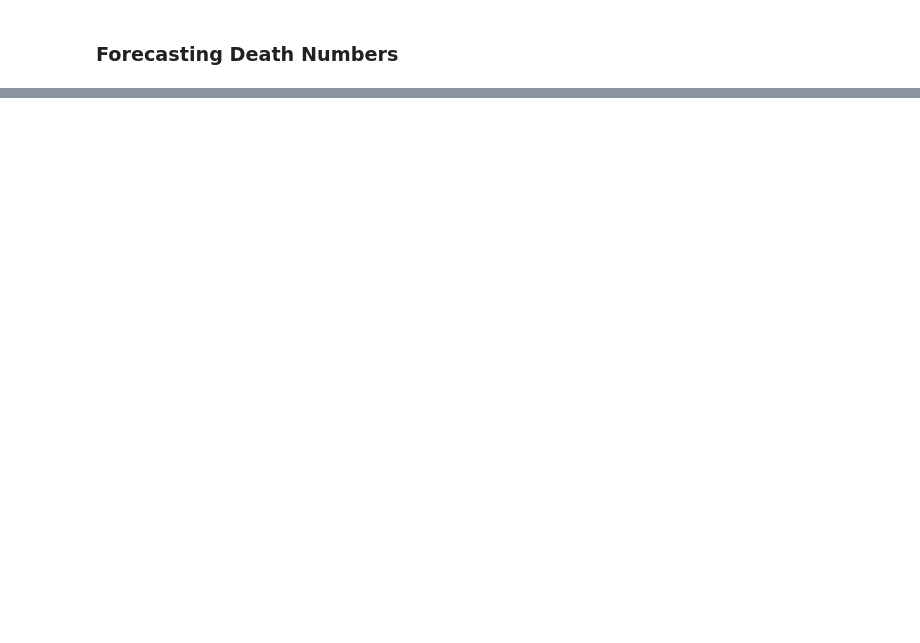
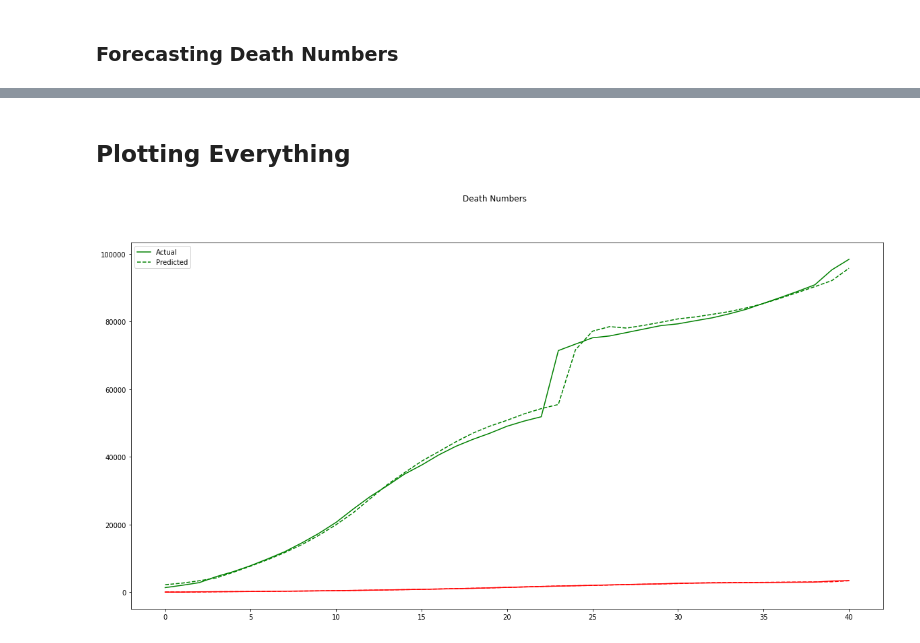
Before and after one commit to asrjy/covid-lstm, a Jupyter notebook: main.ipynb, the cells around one changed output, grey strips where cells are left out. Drawn from its saved outputs; the diff is of its cells as text; code cells hidden in the pictures; blank space fills up the shorter version.

```diff
--- a/main.ipynb
+++ b/main.ipynb
@@ -467,0 +468,15 @@ plt.show()
+# %% [markdown]
+## Plotting Everything
+# %%
+plt.figure(figsize=(20,10))
+plt.plot()
+plt.plot(dataY_plot_inf,'g')
+plt.plot(data_predict_inf, 'g--')
+plt.suptitle('Infected People')
+plt.plot(dataY_plot_dea,'r')
+plt.plot(data_predict_dea, 'r--')
+plt.suptitle('Death Numbers')
+plt.legend(['Actual', 'Predicted'])
+plt.show()
+# %% [output]
+[figure, added]
```
Also changed, not shown: parts of 6 cells of this notebook.
